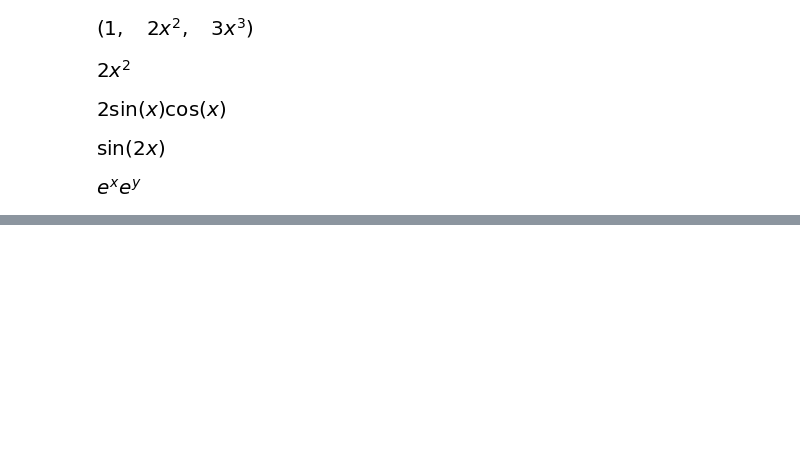
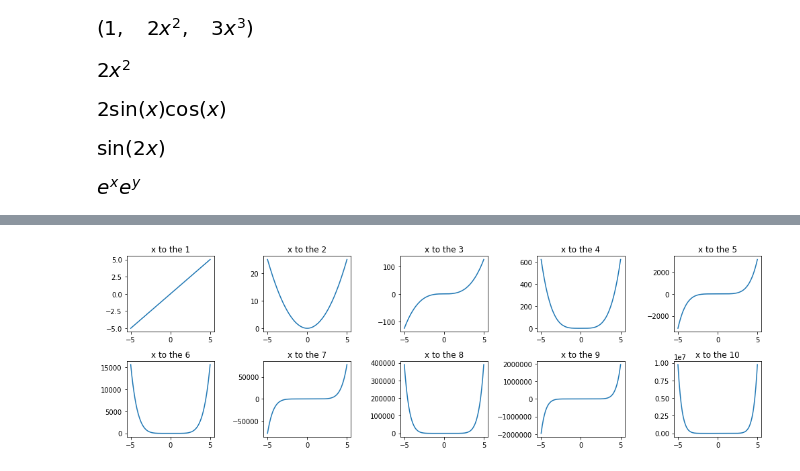
Before and after one commit to sidhu177/pythonprog, a Jupyter notebook: SymPy.ipynb, the cells around one changed output, grey strips where cells are left out. Saved outputs shown, nothing was run; the diff lists cells and outputs as text; code cells hidden in the pictures; blank space fills up the shorter version.

```diff
--- a/SymPy.ipynb
+++ b/SymPy.ipynb
@@ -38,3 +40,12 @@ expr = sympy.exp(x) * sympy.exp(y)
 expr
 # %% [output]
 [figure]
+# %%
+distances = [10,15,17,26,20]
+times = [0.3,0.47,0.55,1.20,1.0]
+# %%
+speeds = []
+for i in range(len(distances)):
+    speeds.append(distances[i]/times[i])
+
+speeds
@@ -40,0 +135,9 @@ expr
+# %%
+fig,axes = plt.subplots(nrows=2,ncols=5,figsize=(14,4.5))
+for i, ax in enumerate(axes.flatten()):
+    ax.set_title("x to the {:d}".format(i+1))
+    ax.plot(x,x**(i+1))
+
+fig.tight_layout();
+# %% [output]
+[figure, added]
```
Also changed, not shown: parts of 12 cells of this notebook.
